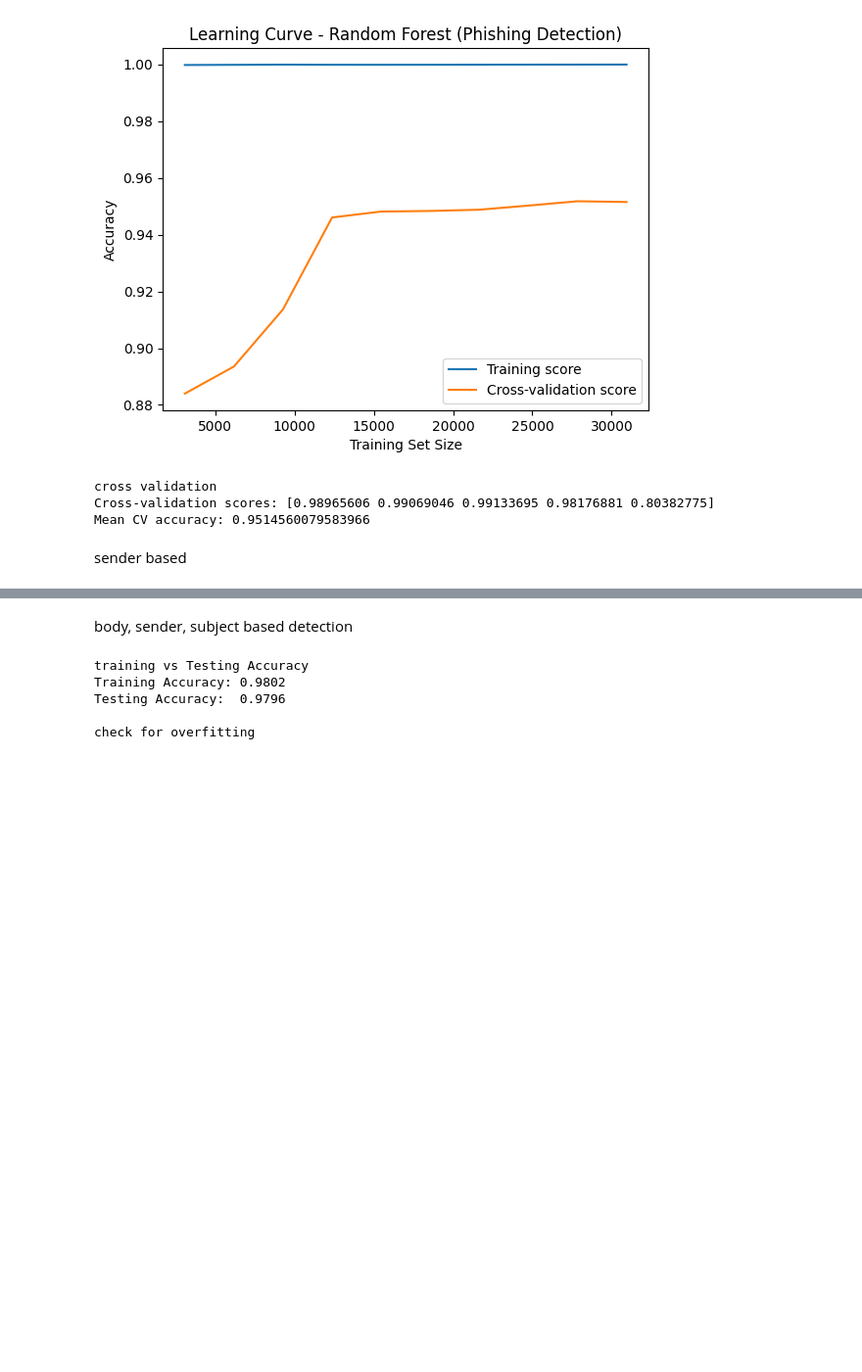
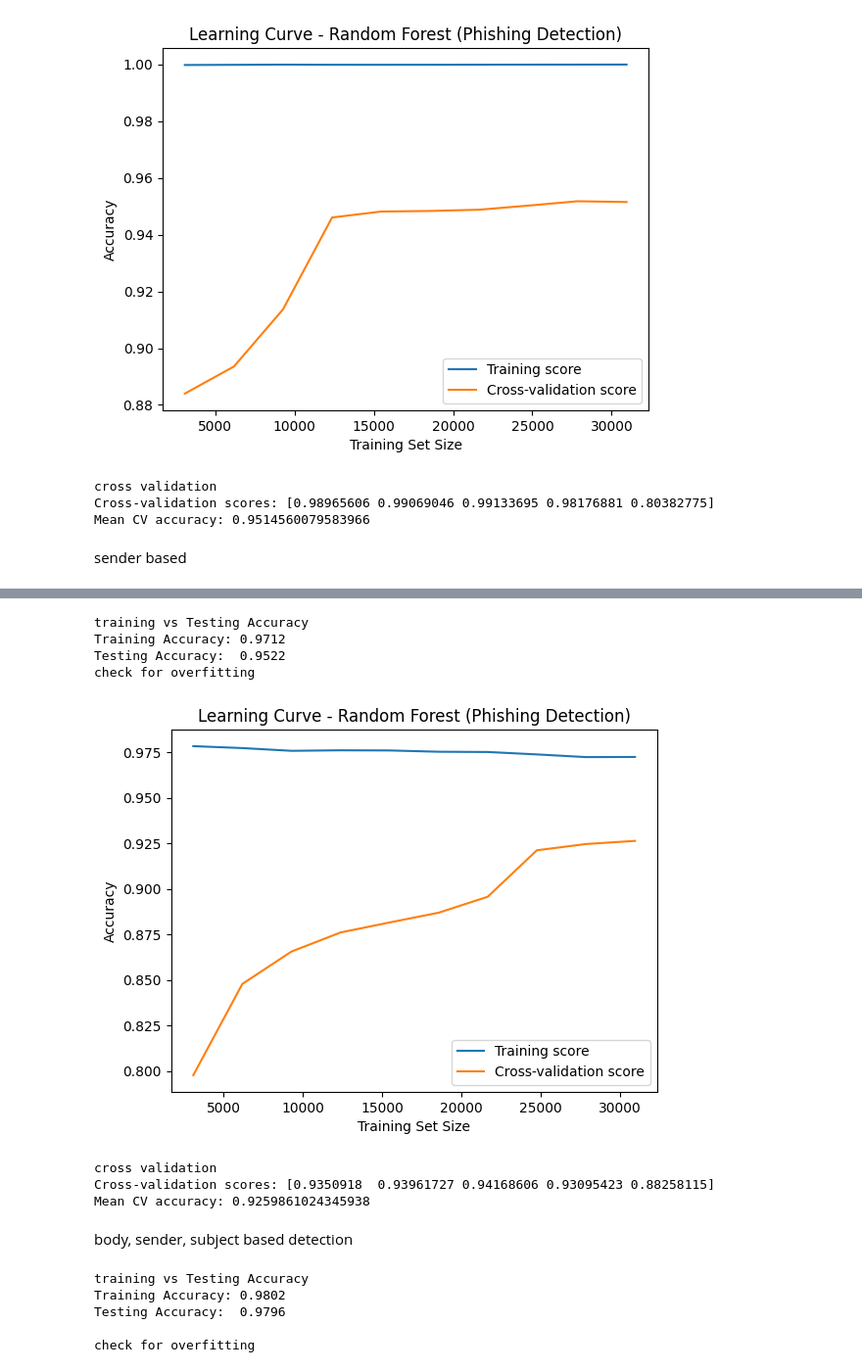
Before and after one commit to nisal2002/Phishing-Detection-AI-Techniques, a Jupyter notebook: old/main.ipynb, the cells around one changed output, grey strips where cells are left out. Shown: that part at 98% size. Saved outputs shown, nothing was run; the diff lists cells and outputs as text; code cells hidden in the pictures; blank space fills up the shorter version.

Commit message:
Sender Based Phishing Detection

```diff
--- a/old/main.ipynb
+++ b/old/main.ipynb
@@ -198,3 +198,15 @@ Mean CV accuracy: 0.9514560079583966
 sender based
 # %%
 #use this to predict using sender (maybe reciver also)
+vectorizer = TfidfVectorizer(stop_words='english', max_features=3000)
+X = vectorizer.fit_transform(df['sender'])
+y = df['label']
+X_train, X_test, y_train, y_test = train_test_split(X, y, test_size=0.2, random_state=42)
+rf_sender = RandomForestClassifier(n_estimators=100, random_state=42)
+rf_sender.fit(X_train, y_train)
+
+# Predict and evaluate
+y_pred = rf_sender.predict(X_test)
+
+print("Accuracy:", accuracy_score(y_test, y_pred))
+print(classification_report(y_test, y_pred))
@@ -201,3 +223,43 @@ sender based
+# %%
+print("training vs Testing Accuracy")
+train_pred = rf_sender.predict(X_train)
+test_pred = rf_sender.predict(X_test)
+
+train_acc = accuracy_score(y_train, train_pred)
+test_acc = accuracy_score(y_test, test_pred)
+
+print(f"Training Accuracy: {train_acc:.4f}")
+print(f"Testing Accuracy:  {test_acc:.4f}")
+
+print("check for overfitting")
+train_sizes, train_scores, test_scores = learning_curve(
+    rf_sender, X, y, cv=5, scoring='accuracy', n_jobs=-1, train_sizes=np.linspace(0.1, 1.0, 10)
+)
+
+train_mean = np.mean(train_scores, axis=1)
+test_mean = np.mean(test_scores, axis=1)
+
+plt.plot(train_sizes, train_mean, label='Training score')
+plt.plot(train_sizes, test_mean, label='Cross-validation score')
+plt.xlabel('Training Set Size')
+plt.ylabel('Accuracy')
+plt.legend()
+plt.title('Learning Curve - Random Forest (Phishing Detection)')
+plt.show()
+print(" ")
+print("cross validation")
+cv_scores = cross_val_score(rf_sender, X, y, cv=5, scoring='accuracy')
+print("Cross-validation scores:", cv_scores)
+print("Mean CV accuracy:", cv_scores.mean())
+# %% [output]
+training vs Testing Accuracy
+Training Accuracy: 0.9712
+Testing Accuracy:  0.9522
+check for overfitting
+[figure, added]
+cross validation
+Cross-validation scores: [0.9350918  0.93961727 0.94168606 0.93095423 0.88258115]
+Mean CV accuracy: 0.9259861024345938
 # %% [markdown]
 body, sender, subject based detection
 # %%
```
Also changed, not shown: parts of 1 cell of this notebook.
